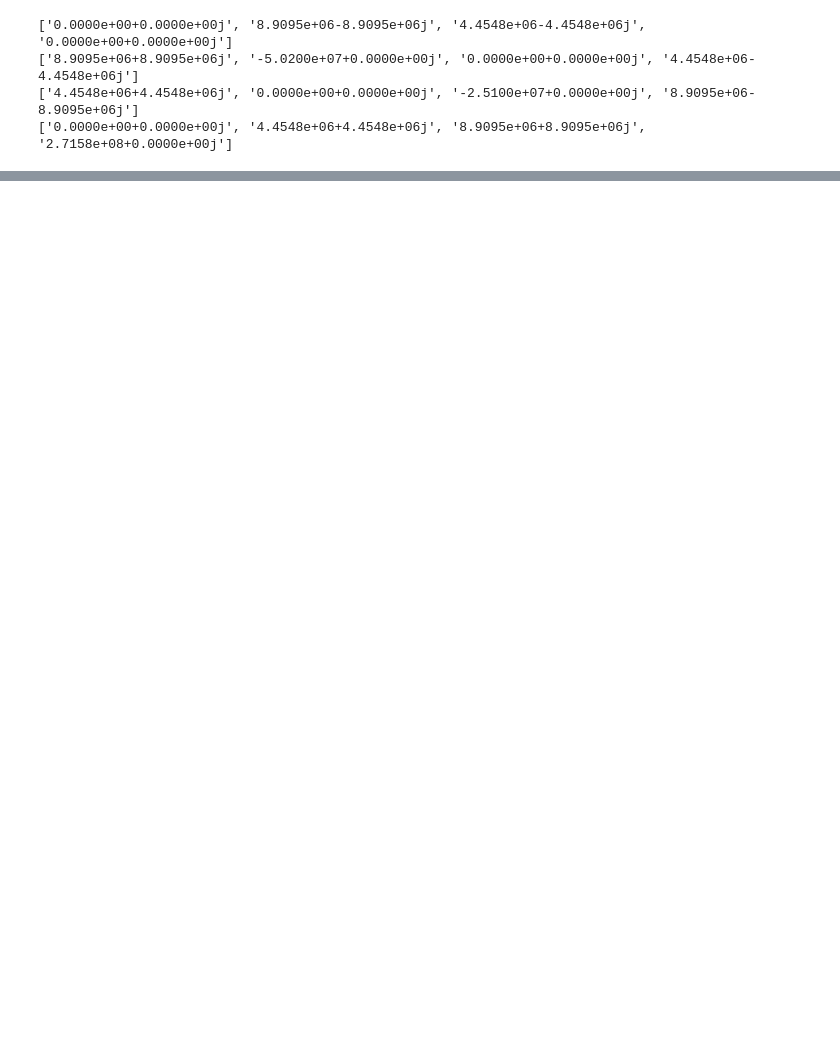
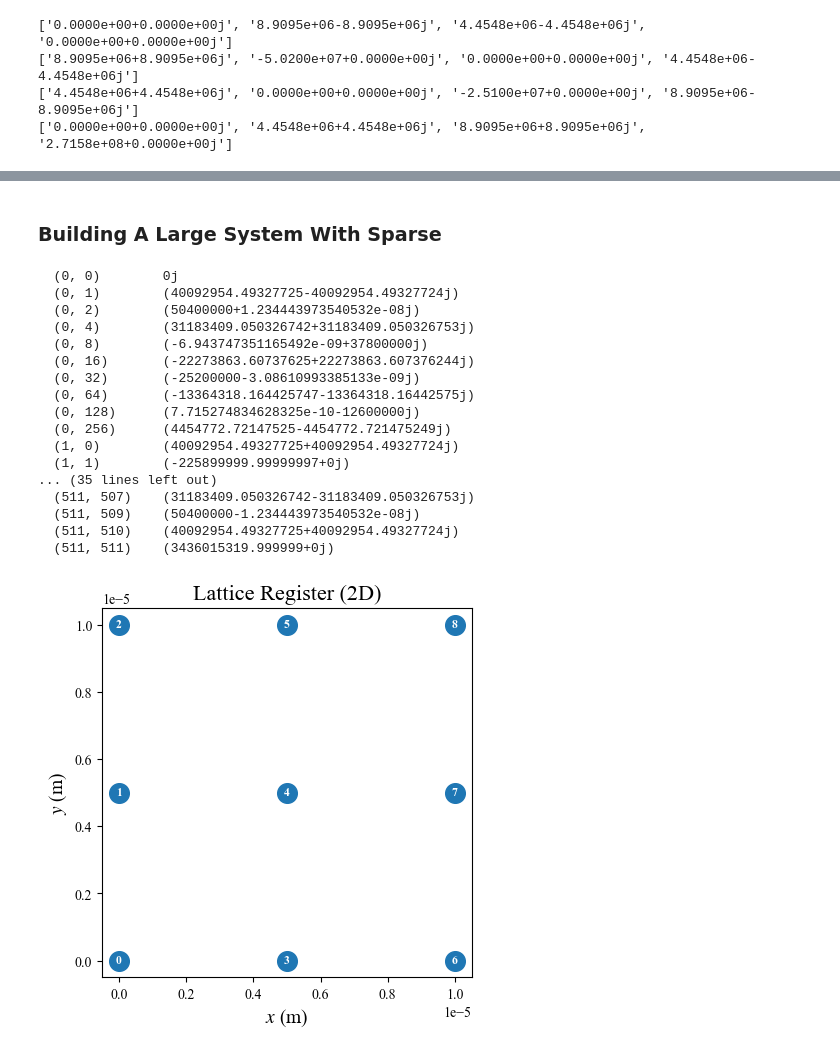
Before and after one commit to AviKaufman/QCOM, a Jupyter notebook: tutorials/tutorial_rydberg.ipynb, the cells around one changed output, grey strips where cells are left out. Cells and saved outputs as stored; diff of their text form; code cells hidden in the pictures; blank space fills up the shorter version.

```diff
--- a/tutorials/tutorial_rydberg.ipynb
+++ b/tutorials/tutorial_rydberg.ipynb
@@ -785,3 +843,47 @@ print(H_sparse_realistic)
   (3, 1)        (4454772.72147525+4454772.721475249j)
   (3, 2)        (8909545.4429505+8909545.442950498j)
   (3, 3)        (271579999.9999998+0j)
+# %% [markdown]
+### Building A Large System With Sparse
+# %%
+reg = LatticeRegister()
+# build 3 rows of 3 atoms
+for i in range(3):
+    for j in range(3):
+        reg.add((i*5e-6, j*5e-6, 0.0))  # 5 µm spacing
+ax = reg.plot()
+
+C6_realistic = 5.42 * (10**-24) # Hz m^6
+
+Omega_realistic = 1.26 * (10**7) # Hz
+Omega_values = [i * Omega_realistic for i in range(1,10)]
+Delta_realistic = 2.51 * (10**7)  # Hz
+Delta_values = [i * Delta_realistic for i in range(1,10)]
+Phi_realistic = [i * (np.pi/4) for i in range(1,10)]  # example non-zero phase
+H_realistic = build_rydberg(
+    reg,
+    Omega=Omega_values,
+    Delta=Delta_values,
+    C6=C6_realistic,
+    Phi=Phi_realistic)
+H_sparse_realistic = H_realistic.to_sparse()
+print(H_sparse_realistic)
+# %% [output]
+  (0, 0)        0j
+  (0, 1)        (40092954.49327725-40092954.49327724j)
+  (0, 2)        (50400000+1.234443973540532e-08j)
+  (0, 4)        (31183409.050326742+31183409.050326753j)
+  (0, 8)        (-6.943747351165492e-09+37800000j)
+  (0, 16)       (-22273863.60737625+22273863.607376244j)
+  (0, 32)       (-25200000-3.08610993385133e-09j)
+  (0, 64)       (-13364318.164425747-13364318.16442575j)
+  (0, 128)      (7.715274834628325e-10-12600000j)
+  (0, 256)      (4454772.72147525-4454772.721475249j)
+  (1, 0)        (40092954.49327725+40092954.49327724j)
+  (1, 1)        (-225899999.99999997+0j)
+... (35 lines left out)
+  (511, 507)    (31183409.050326742-31183409.050326753j)
+  (511, 509)    (50400000-1.234443973540532e-08j)
+  (511, 510)    (40092954.49327725+40092954.49327724j)
+  (511, 511)    (3436015319.999999+0j)
+[figure, added]
```
Also changed, not shown: parts of 15 cells of this notebook, 25 other files.
